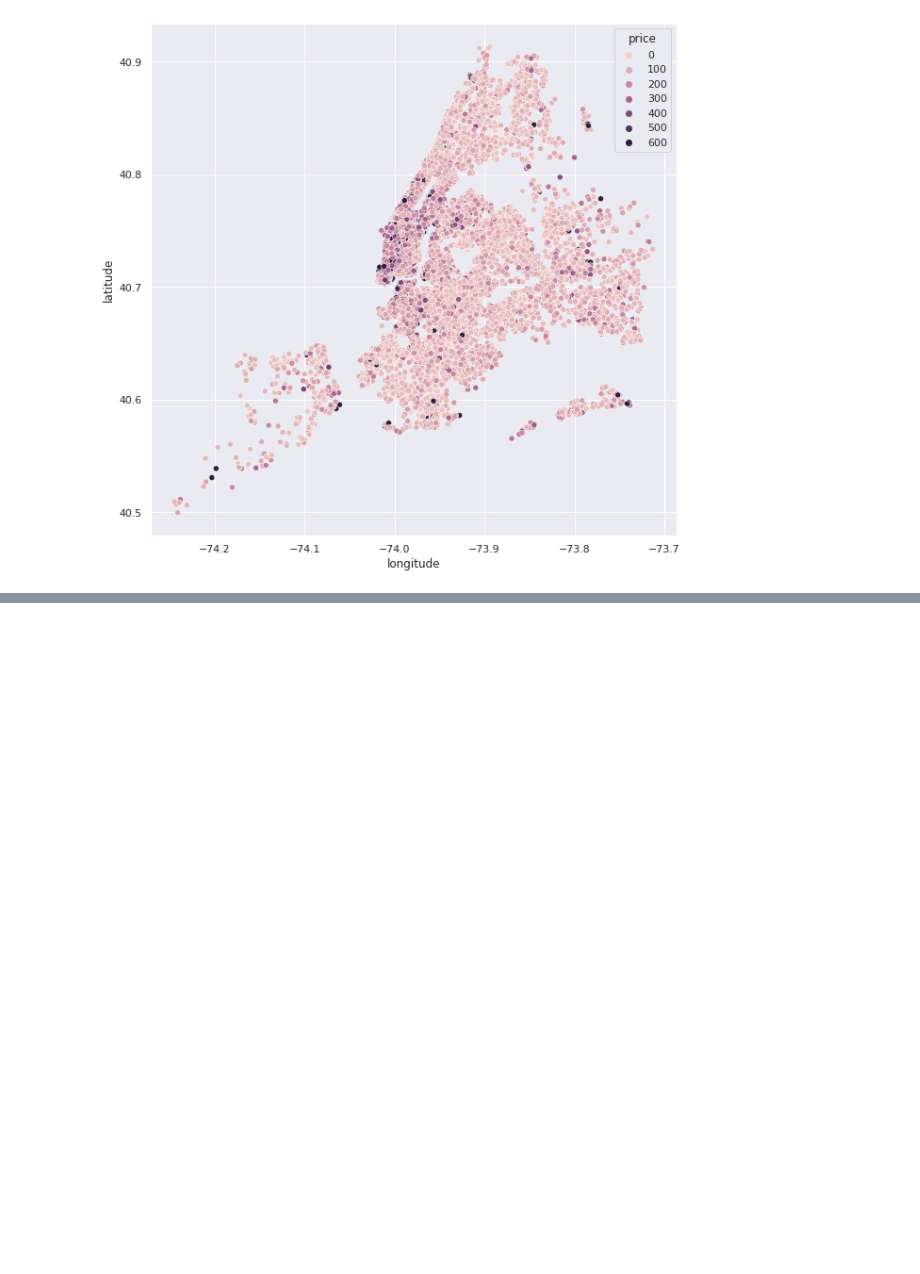
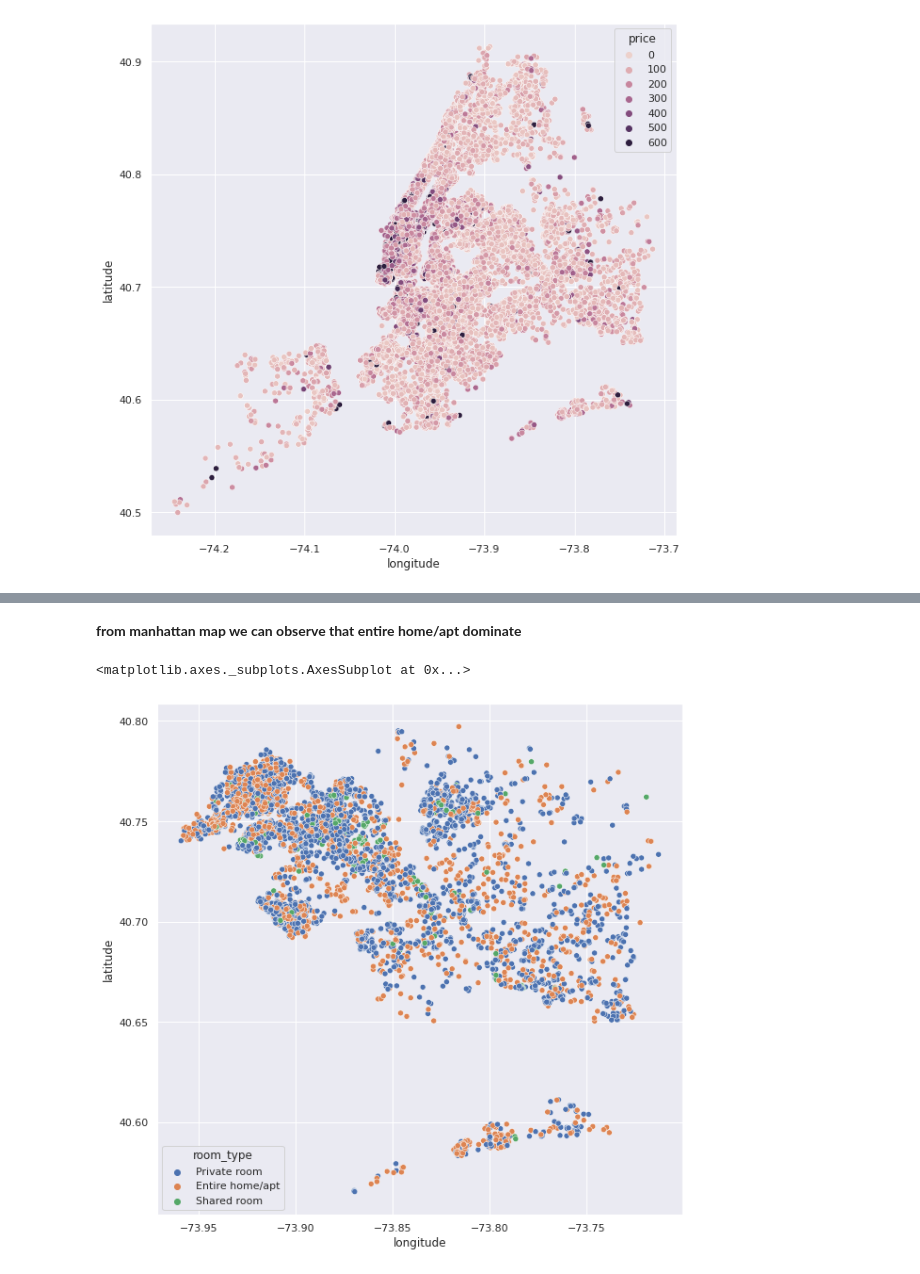
Before and after one commit to bharath967/airbnb_data_analysis, a Jupyter notebook: Airbnb_Bookings_Analysis_.ipynb, the cells around one changed output, grey strips where cells are left out. Cells and saved outputs as stored; diff of their text form; code cells hidden in the pictures; blank space fills up the shorter version.

```diff
--- a/Airbnb_Bookings_Analysis_.ipynb
+++ b/Airbnb_Bookings_Analysis_.ipynb
@@ -551,0 +596,9 @@ sns.scatterplot(x=airbnb.longitude, y=airbnb.latitude,hue=airbnb.price)
+# %% [markdown]
+**from manhattan map we can observe that entire home/apt dominate**
+# %%
+sns.set(rc = {'figure.figsize':(10,10)})
+
+sns.scatterplot(x=queens.longitude,y=queens.latitude,hue=queens.room_type)
+# %% [output]
+<matplotlib.axes._subplots.AxesSubplot at 0x...>
+[figure, added]
```
Also changed, not shown: parts of 37 cells of this notebook.
